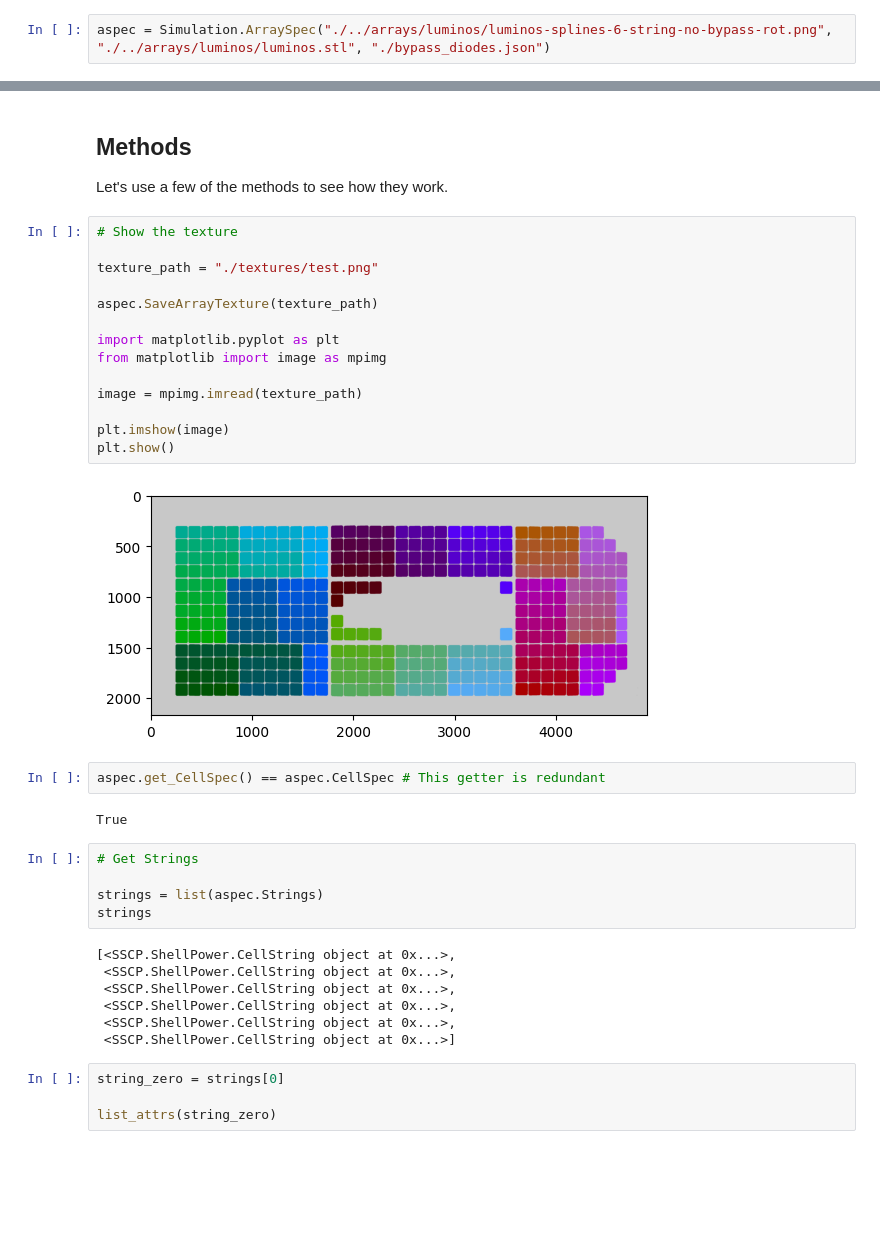
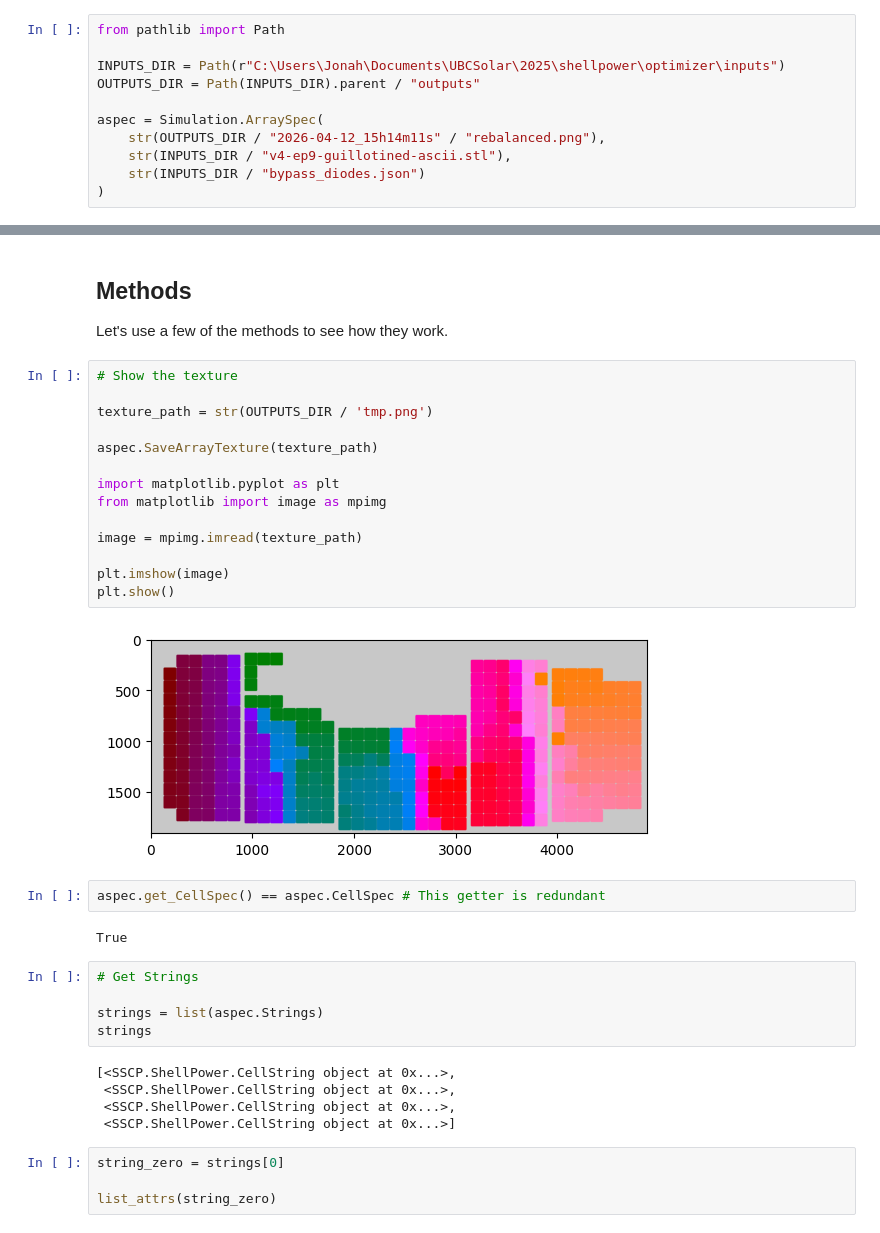
Before and after one commit to UBC-Solar/shellpower, a Jupyter notebook: shellpower/explore_arrayspec.ipynb, the cells around one changed output, grey strips where cells are left out. Saved outputs shown, nothing was run; the diff lists cells and outputs as text; blank space fills up the shorter version.

Commit message:
Add recent bug fixes and new texture files

```diff
--- a/shellpower/explore_arrayspec.ipynb
+++ b/shellpower/explore_arrayspec.ipynb
@@ -13,7 +13,16 @@ import datetime
 
 Use the luminos texture. Bypass diodes are needed as well, but may not be in the future.
 # %%
-aspec = Simulation.ArraySpec("./../arrays/luminos/luminos-splines-6-string-no-bypass-rot.png", "./../arrays/luminos/luminos.stl", "./bypass_diodes.json")
+from pathlib import Path
+
+INPUTS_DIR = Path(r"C:\Users\Jonah\Documents\UBCSolar\2025\shellpower\optimizer\inputs")
+OUTPUTS_DIR = Path(INPUTS_DIR).parent / "outputs"
+
+aspec = Simulation.ArraySpec(
+    str(OUTPUTS_DIR / "2026-04-12_15h14m11s" / "rebalanced.png"),
+    str(INPUTS_DIR / "v4-ep9-guillotined-ascii.stl"),
+    str(INPUTS_DIR / "bypass_diodes.json")
+)
 # %%
 # List methods
 
@@ -69,19 +78,19 @@ Let's use a few of the methods to see how they work.
 # %%
 # Show the texture
 
-texture_path = "./textures/test.png"
+texture_path = str(OUTPUTS_DIR / 'tmp.png')
 
 aspec.SaveArrayTexture(texture_path)
 
 import matplotlib.pyplot as plt
 from matplotlib import image as mpimg
 
 image = mpimg.imread(texture_path)
 
 plt.imshow(image)
 plt.show()
 # %% [output]
-[figure, old version]
+[figure, new version]
 # %%
 aspec.get_CellSpec() == aspec.CellSpec # This getter is redundant
 # %% [output]
@@ -95,8 +104,6 @@ strings
 [<SSCP.ShellPower.CellString object at 0x...>,
  <SSCP.ShellPower.CellString object at 0x...>,
  <SSCP.ShellPower.CellString object at 0x...>,
- <SSCP.ShellPower.CellString object at 0x...>,
- <SSCP.ShellPower.CellString object at 0x...>,
  <SSCP.ShellPower.CellString object at 0x...>]
 # %%
 string_zero = strings[0]
```
Also changed, not shown: parts of 7 cells of this notebook, 20 other files.
